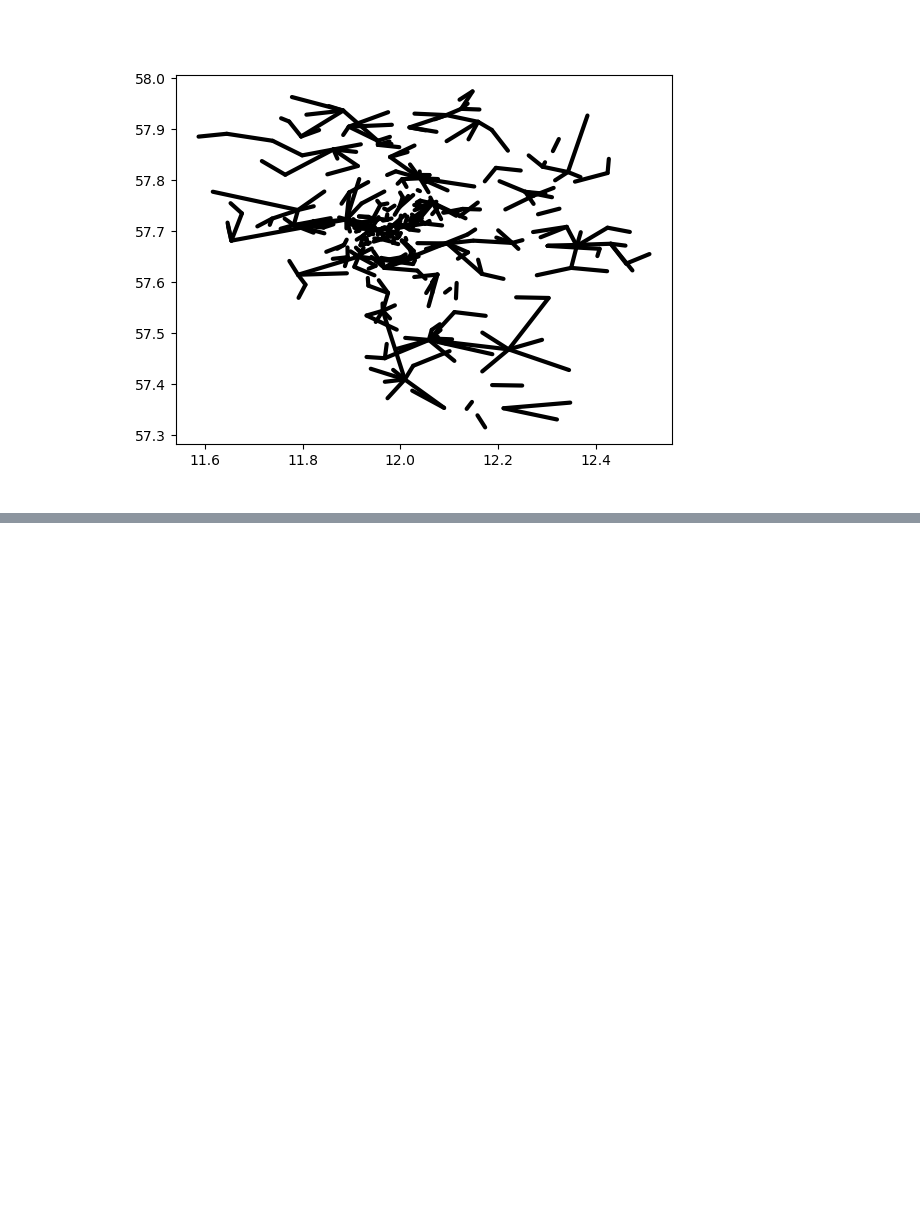
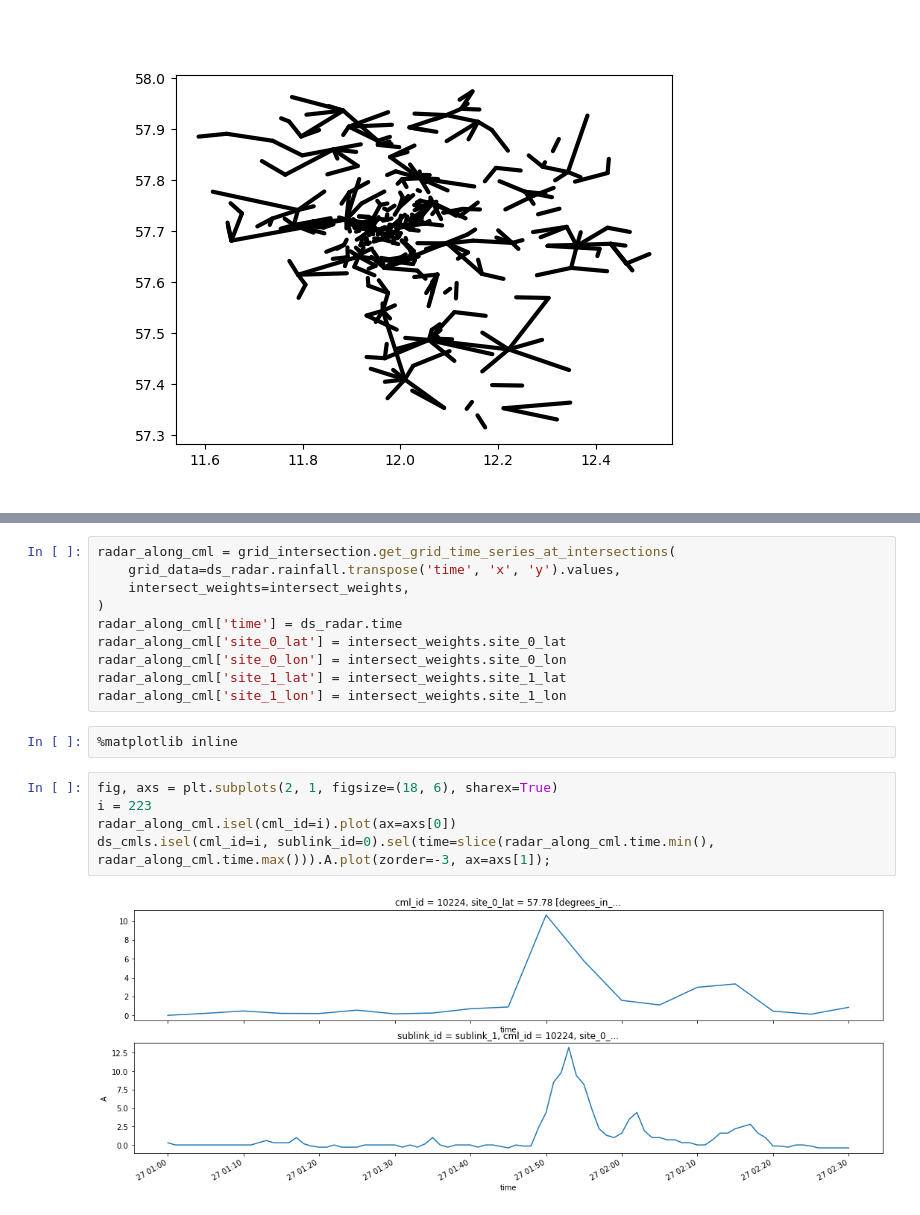
Before and after one commit to cchwala/ragali_prototype, a Jupyter notebook: notebooks/dev_notebooks/christian_dev.ipynb, the cells around one changed output, grey strips where cells are left out. Drawn from its saved outputs; the diff is of its cells as text; blank space fills up the shorter version.

```diff
--- a/notebooks/dev_notebooks/christian_dev.ipynb
+++ b/notebooks/dev_notebooks/christian_dev.ipynb
@@ -229,0 +385,19 @@ interactive(children=(SelectionSlider(description='t', options=(numpy.datetime64
+# %%
+radar_along_cml = grid_intersection.get_grid_time_series_at_intersections(
+    grid_data=ds_radar.rainfall.transpose('time', 'x', 'y').values,
+    intersect_weights=intersect_weights,
+)
+radar_along_cml['time'] = ds_radar.time
+radar_along_cml['site_0_lat'] = intersect_weights.site_0_lat
+radar_along_cml['site_0_lon'] = intersect_weights.site_0_lon
+radar_along_cml['site_1_lat'] = intersect_weights.site_1_lat
+radar_along_cml['site_1_lon'] = intersect_weights.site_1_lon
+# %%
+%matplotlib inline
+# %%
+fig, axs = plt.subplots(2, 1, figsize=(18, 6), sharex=True)
+i = 223
+radar_along_cml.isel(cml_id=i).plot(ax=axs[0])
+ds_cmls.isel(cml_id=i, sublink_id=0).sel(time=slice(radar_along_cml.time.min(), radar_along_cml.time.max())).A.plot(zorder=-3, ax=axs[1]);
+# %% [output]
+[figure, added]
```
Also changed, not shown: parts of 24 cells of this notebook.
